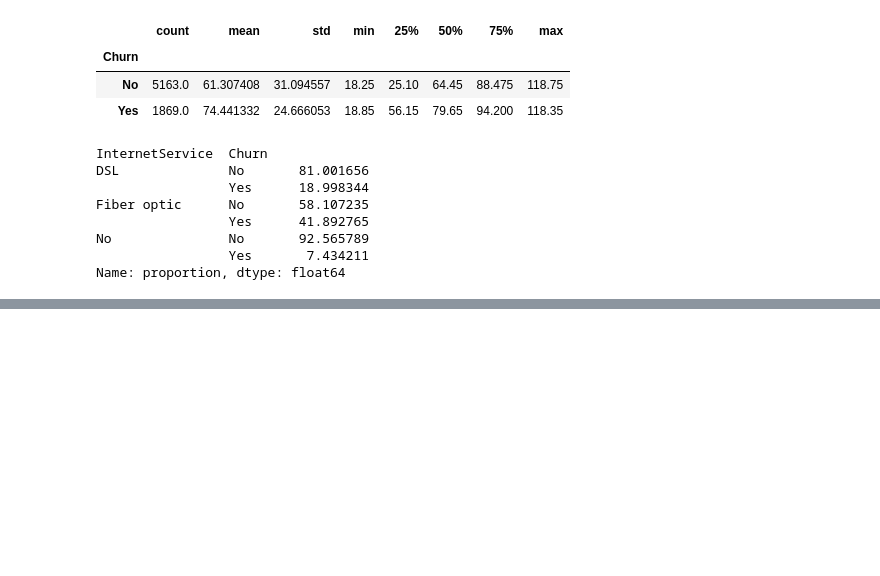
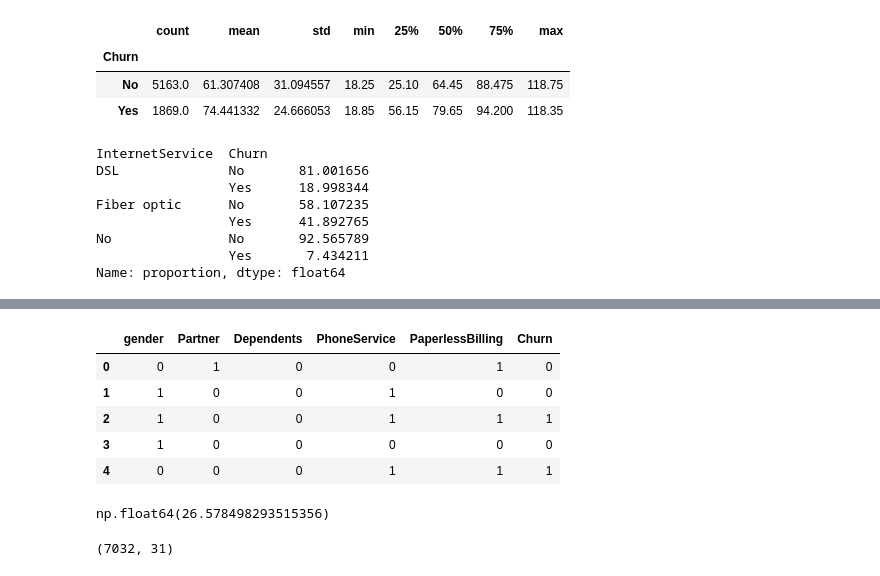
Before and after one commit to PRANEETHJARPLA/customer-churn-prediction, a Jupyter notebook: notebooks/01_eda.ipynb, the cells around one changed output, grey strips where cells are left out. Cells and saved outputs as stored; diff of their text form; code cells hidden in the pictures; blank space fills up the shorter version.

```diff
--- a/notebooks/01_eda.ipynb
+++ b/notebooks/01_eda.ipynb
@@ -223,3 +222,6 @@ Fiber optic      No       58.107235
 No               No       92.565789
                  Yes       7.434211
 Name: proportion, dtype: float64
+# %%
+df_model = df.drop(columns=['customerID'])
+df_model.shape
@@ -225,0 +250,5 @@ Name: proportion, dtype: float64
+# %%
+binary_cols = ['gender', 'Partner', 'Dependents', 'PhoneService', 'PaperlessBilling', 'Churn']
+
+for col in binary_cols:
+    print(col, df_model[col].unique())
@@ -225,0 +274,28 @@ Name: proportion, dtype: float64
+# %%
+df_model['gender'] = df_model['gender'].map({'Female': 0, 'Male': 1})
+
+yes_no_cols = ['Partner', 'Dependents', 'PhoneService', 'PaperlessBilling', 'Churn']
+for col in yes_no_cols:
+    df_model[col] = df_model[col].map({'No': 0, 'Yes': 1})
+
+df_model[binary_cols].head()
+# %% [output]
+|  | gender | Partner | Dependents | PhoneService | PaperlessBilling | Churn |
+| 0 | 0 | 1 | 0 | 0 | 1 | 0 |
+| 1 | 1 | 0 | 0 | 1 | 0 | 0 |
+| 2 | 1 | 0 | 0 | 1 | 1 | 1 |
+| 3 | 1 | 0 | 0 | 0 | 0 | 0 |
+| 4 | 0 | 0 | 0 | 1 | 1 | 1 |
+# %%
+df_model['Churn'].mean() * 100
+# %% [output]
+np.float64(26.578498293515356)
+# %%
+multi_cat_cols = ['MultipleLines', 'InternetService', 'OnlineSecurity', 'OnlineBackup',
+                   'DeviceProtection', 'TechSupport', 'StreamingTV', 'StreamingMovies',
+                   'Contract', 'PaymentMethod']
+
+df_model = pd.get_dummies(df_model, columns=multi_cat_cols, drop_first=True)
+df_model.shape
+# %% [output]
+(7032, 31)
```
Also changed, not shown: parts of 9 cells of this notebook.
